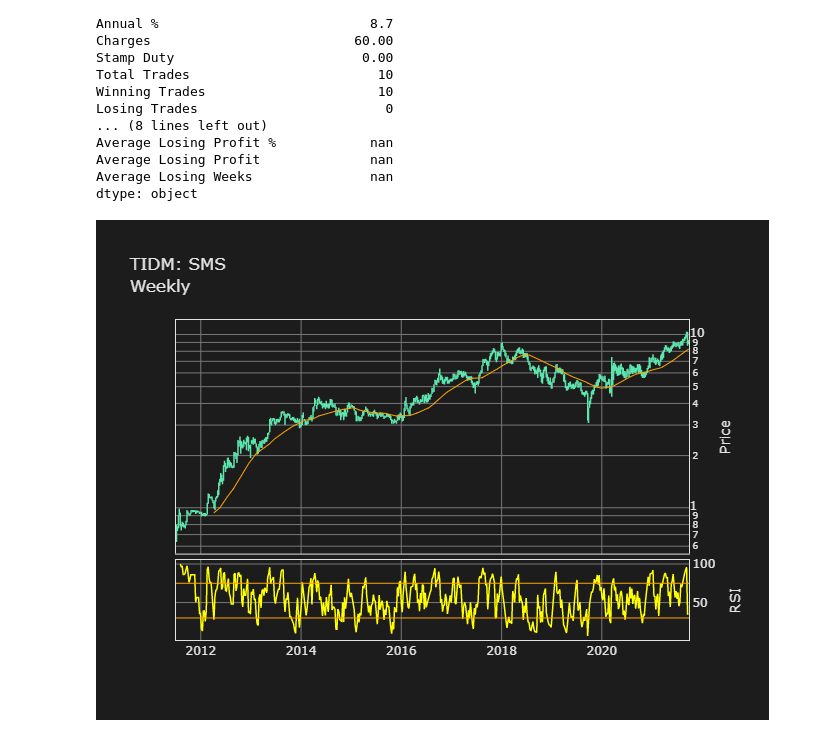
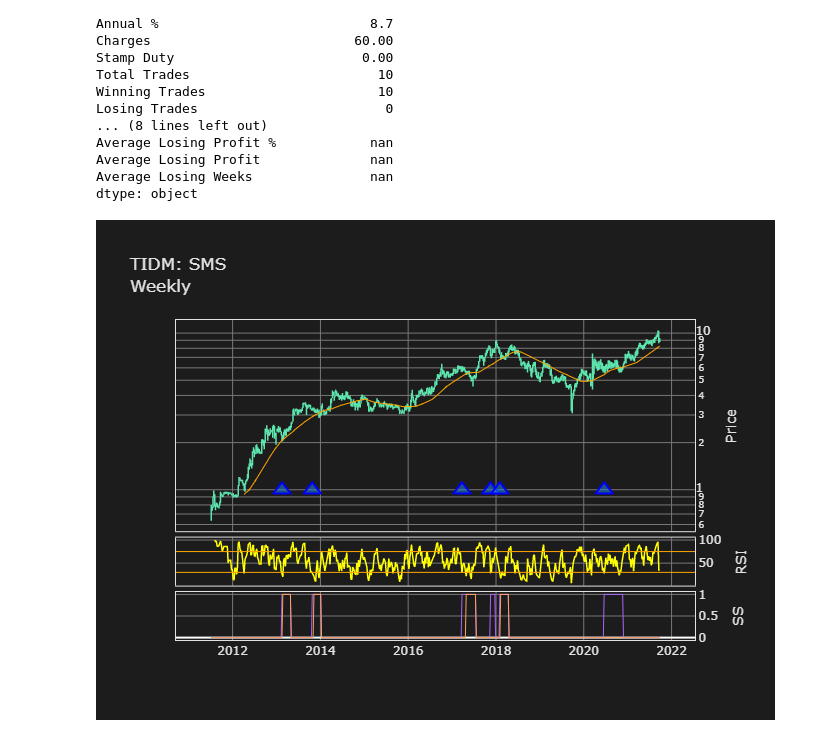
Before and after one commit to SwedishChef01/vigilant-journey, a Jupyter notebook: RSI_PZone_W.ipynb, the cells around one changed output. Cells and saved outputs as stored; diff of their text form; code cells hidden in the pictures.

```diff
--- a/RSI_PZone_W.ipynb
+++ b/RSI_PZone_W.ipynb
@@ -189,13 +189,29 @@ for i in range(len(df.open)):
 hovertext_sma = []
 for i in range(len(df.open)):
     hovertext_sma.append(
-        f'{p_sma} SMA: ' + str('{0:.2f}'.format(df.sma[i])))
+        f'{p_sma} SMA: ' + str('{0:.2f}'.format(df.sma[i]))
+    )
 
 hovertext_rsi = []
 for i in range(len(df.open)):
     hovertext_rsi.append(
         str(df.index[i].strftime('%Y-%m-%d'))
-        + f'<br>{p_rsi} RSI: ' + str('{0:.1f}'.format(df.rsi[i])))
+        + f'<br>{p_rsi} RSI: ' + str('{0:.1f}'.format(df.rsi[i]))
+    )
+
+hovertext_ss1 = []
+for i in range(len(df.open)):
+    hovertext_ss1.append(
+        str(df.index[i].strftime('%Y-%m-%d'))
+        + f'<br>SS1: ' + str('{0:.0f}'.format(df.ss1[i]))
+    )
+
+hovertext_ss2 = []
+for i in range(len(df.open)):
+    hovertext_ss2.append(
+        f'<br>SS2: ' + str('{0:.0f}'.format(df.ss2[i]))
+    )
+
 
 # Create plot traces.
 trace_ohlc = go.Ohlc(
@@ -214,7 +230,10 @@ trace_ohlc = go.Ohlc(
 trace_sma = go.Scatter(
     x=df.index,
     y=df.sma,
-    line=dict(color='orange', width=1.0,),
+    line=dict(
+        color='orange',
+        width=1.0,
+    ),
     text=hovertext_sma,
     hoverinfo='text',
 )
@@ -222,14 +241,53 @@ trace_sma = go.Scatter(
 trace_rsi = go.Scatter(
     x=df.index,
     y=df.rsi,
-    line=dict(color='yellow', width=1.5,),
+    line=dict(
+        color='yellow',
+        width=1.5,
+    ),
     text=hovertext_rsi,
     hoverinfo='text',
 )
 
+trace_ss1 = go.Scatter(
+    x=df.index,
+    y=df.ss1,
+    line=dict(
+        width=1.0,
+    ),
+    text=hovertext_ss1,
+    hoverinfo='text',
+)
+
+trace_ss2 = go.Scatter(
+    x=df.index,
+    y=df.ss2,
+    line=dict(
+        width=1.0,
+    ),
+    text=hovertext_ss2,
+    hoverinfo='text',
+)
+
+trace_en1 = go.Scatter(
+    x=df.index,
+    y=df.en1,
+    name="Buy",
+    mode="markers",
+    marker_symbol="triangle-up",
+    marker=dict(
+        color="rgba(28, 134, 238, 0.5)",
+        size=15,
+        line=dict(
+            color="Blue",
+            width=2
+        ),
+    ),
+)
+
 # Create figure.
 fig = make_subplots(
-    rows=2,
+    rows=3,
     cols=1,
     shared_xaxes=True,
     vertical_spacing=0.02,
@@ -274,14 +332,33 @@ fig.add_hline(
     )
 )
 
+fig.add_trace(
+    trace_ss1,
+    row=3,
+    col=1,
+)
+
+fig.add_trace(
+    trace_ss2,
+    row=3,
+    col=1,
+)
+
+fig.add_trace(
+    trace_en1,
+    row=1,
+    col=1
+)
+
 # Customise plot layout.
 fig.update_layout(
     autosize=False,
     showlegend=False,
     width=670,
     height=500,
-    yaxis_domain=[0.27, 1],
-    yaxis2_domain=[0, 0.25],
+    yaxis_domain=[0.34, 1],
+    yaxis2_domain=[0.17, 0.32],
+    yaxis3_domain=[0, 0.15],
     paper_bgcolor='rgba(28, 28, 28, 1.0)',
     plot_bgcolor='rgba(28, 28, 28, 1.0)',
     font=dict(
@@ -309,31 +386,38 @@ fig.update_xaxes(
 
 fig.update_yaxes(
     linecolor='rgba(226, 226, 226, 1.0)',
     gridcolor='rgba(119, 119, 119, 1.0)',
     mirror=True,
 )
 
 fig.update_yaxes(
     row=1,
     col=1,
     side='right',
     title='Price',
     type='log',
 )
 
 fig.update_yaxes(
     row=2,
     col=1,
     side='right',
     title='RSI',
 )
 
+fig.update_yaxes(
+    row=3,
+    col=1,
+    side='right',
+    title='SS',
+)
+
 # Display plot.
 fig.show(
     config={
         'scrollZoom': True,
         'modeBarButtonsToRemove': ['zoom', 'select2d', 'lasso2d'],
     }
 )
 # %% [output]
-[figure, old version]
+[figure, new version]
```
